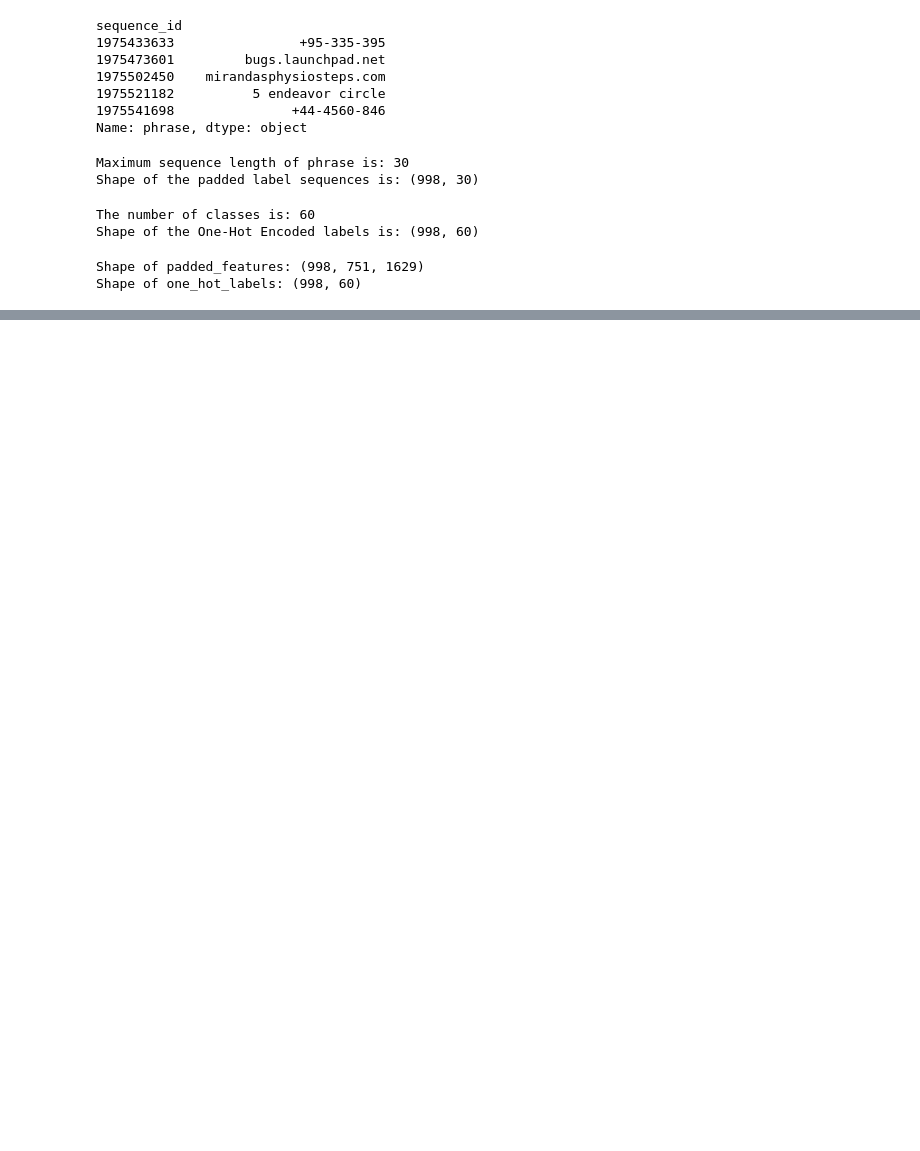
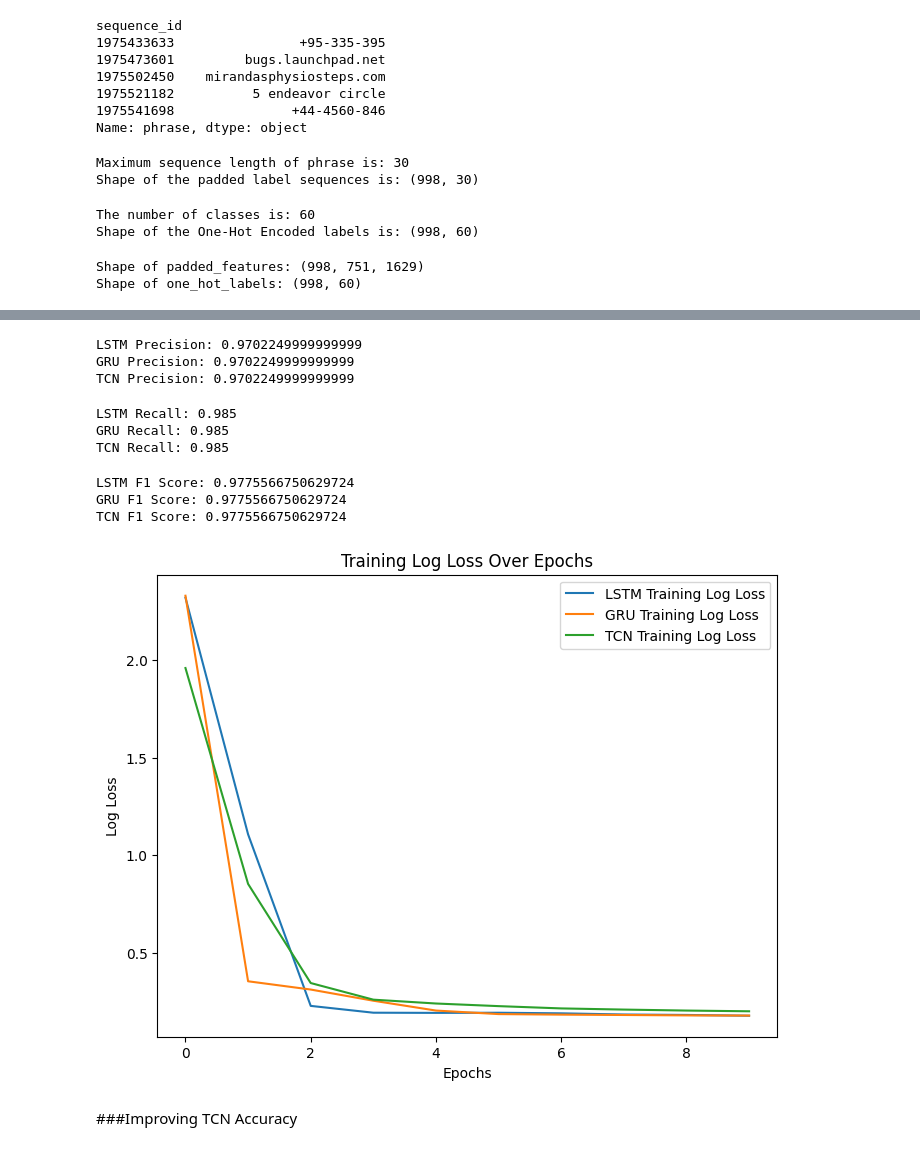
Before and after one commit to Patrick-Adams/ASL-Fingerspelling-Recognition, a Jupyter notebook: ASL_Fingerspelling_Project.ipynb, the cells around one changed output, grey strips where cells are left out. Saved outputs shown, nothing was run; the diff lists cells and outputs as text; code cells hidden in the pictures; blank space fills up the shorter version.

```diff
--- a/ASL_Fingerspelling_Project.ipynb
+++ b/ASL_Fingerspelling_Project.ipynb
@@ -476,15 +500,15 @@ Non-trainable params: 0 (0.00 Byte)
 _________________________________________________________________
 # %%
 # Early stopping callback
-early_stopping = EarlyStopping(monitor='val_loss', patience=3)
+#early_stopping = EarlyStopping(monitor='val_loss', patience=3)
 
 # Model checkpoint callback
-model_checkpoint = ModelCheckpoint('gru_model.h5', monitor='val_loss', save_best_only=True)
+#gru_model_checkpoint = ModelCheckpoint('gru_model.h5', monitor='val_loss', save_best_only=True)
 
 #Compiling the model
 gru_model.compile(optimizer='adam', loss='categorical_crossentropy', metrics=['accuracy'])
 
 #Training the model
-history_gru = gru_model.fit(X_train, y_train, epochs=10, batch_size=64, validation_data=(X_val, y_val), callbacks=[early_stopping])
+history_gru = gru_model.fit(X_train, y_train, epochs=10, batch_size=32, validation_data=(X_val, y_val), verbose = 2)
 # %% [output]
 Epoch 1/10
@@ -621,0 +690,56 @@ plt.show()
+# %%
+# Calculate precision for each model
+precision_lstm = precision_score(y_test.argmax(axis=1), lstm_predictions.argmax(axis=1), average='weighted')
+precision_gru = precision_score(y_test.argmax(axis=1), gru_predictions.argmax(axis=1), average='weighted')
+precision_tcn = precision_score(y_test.argmax(axis=1), tcn_predictions.argmax(axis=1), average='weighted')
+
+print(f"LSTM Precision: {precision_lstm}")
+print(f"GRU Precision: {precision_gru}")
+print(f"TCN Precision: {precision_tcn}")
+# %% [output]
+LSTM Precision: 0.9702249999999999
+GRU Precision: 0.9702249999999999
+TCN Precision: 0.9702249999999999
+# %%
+#Calculting Recall_Score
+
+recall_lstm = recall_score(y_test.argmax(axis=1), lstm_predictions.argmax(axis=1), average='weighted')
+recall_gru = recall_score(y_test.argmax(axis=1), gru_predictions.argmax(axis=1), average='weighted')
+recall_tcn = recall_score(y_test.argmax(axis=1), tcn_predictions.argmax(axis=1), average='weighted')
+
+print(f"LSTM Recall: {recall_lstm}")
+print(f"GRU Recall: {recall_gru}")
+print(f"TCN Recall: {recall_tcn}")
+# %% [output]
+LSTM Recall: 0.985
+GRU Recall: 0.985
+TCN Recall: 0.985
+# %%
+#Calculating F1 Score
+
+f1_lstm = f1_score(y_test.argmax(axis=1), lstm_predictions.argmax(axis=1), average='weighted')
+f1_gru = f1_score(y_test.argmax(axis=1), gru_predictions.argmax(axis=1), average='weighted')
+f1_tcn = f1_score(y_test.argmax(axis=1), tcn_predictions.argmax(axis=1), average='weighted')
+
+print(f"LSTM F1 Score: {f1_lstm}")
+print(f"GRU F1 Score: {f1_gru}")
+print(f"TCN F1 Score: {f1_tcn}")
+# %% [output]
+LSTM F1 Score: 0.9775566750629724
+GRU F1 Score: 0.9775566750629724
+TCN F1 Score: 0.9775566750629724
+# %%
+# Plotting log loss values for each epoch in the training history
+plt.figure(figsize=(8, 6))
+plt.plot(history_lstm.history['loss'], label='LSTM Training Log Loss')
+plt.plot(history_gru.history['loss'], label='GRU Training Log Loss')
+plt.plot(history_tcn.history['loss'], label='TCN Training Log Loss')
+plt.xlabel('Epochs')
+plt.ylabel('Log Loss')
+plt.title('Training Log Loss Over Epochs')
+plt.legend()
+plt.show()
+# %% [output]
+[figure, added]
+# %% [markdown]
+###Improving TCN Accuracy
```
Also changed, not shown: parts of 60 cells of this notebook.
